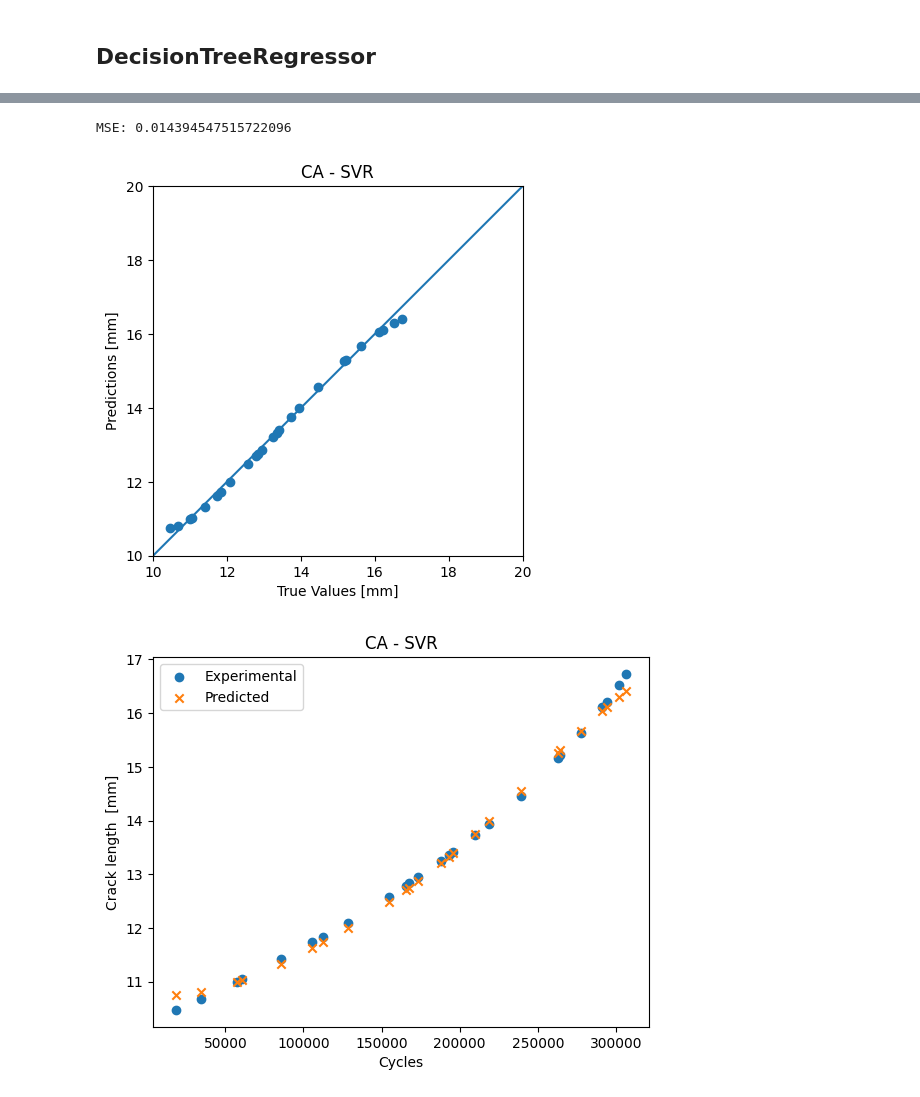
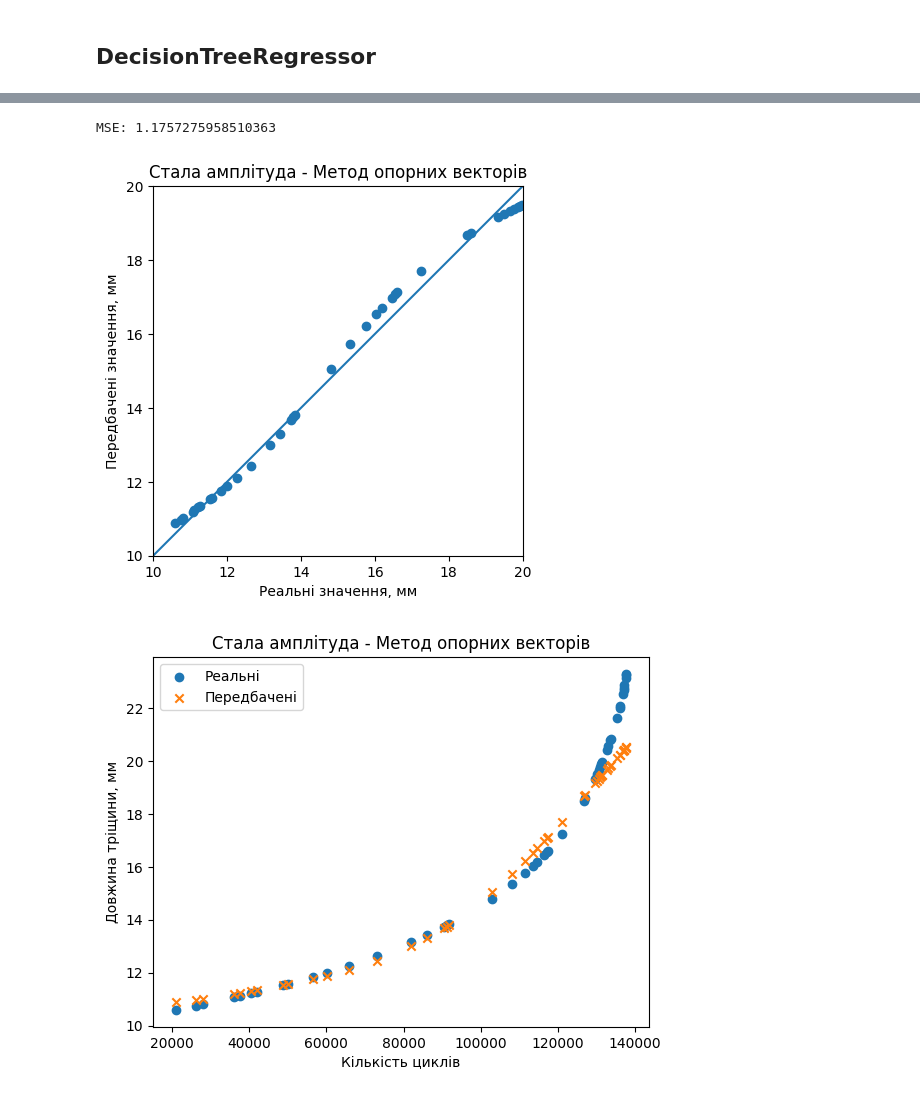
Before and after one commit to TNTU-124-System-analysis-research/qste340tm-modeling-of-fatigue-failure-after-single-overload, a Jupyter notebook: CA_approximation.ipynb, the cells around one changed output, grey strips where cells are left out. Saved outputs shown, nothing was run; the diff lists cells and outputs as text; code cells hidden in the pictures.

Commit message:
Edit description and legend for graphs

```diff
--- a/CA_approximation.ipynb
+++ b/CA_approximation.ipynb
@@ -184,7 +184,7 @@ DATA_0_1 = CA_data[(CA_data['R'] == 0.1)]
 DATA_0_3 = CA_data[(CA_data['R'] == 0.3)]
 DATA_0_7 = CA_data[(CA_data['R'] == 0.7)]
 
-data = DATA_0_7
+data = DATA_0_1
 X = data.drop('crack length', axis=1).values
 y = data['crack length'].values
 
@@ -282,42 +282,42 @@ MSE: 0.0027651787999999986
 # %%
 # Predict crack length vs. the number of cycles for CA using Support Vector Machine
 
 # Train the model
 CA_SVR = svm.SVR()
 
 X_train, X_test, y_train, y_test = train_test_split(X, y, test_size=0.2,
 random_state=42)
 
 
 CA_SVR.fit(X_train, y_train)
 
 # Predict and evaluate performance on test data
 y_pred = CA_SVR.predict(X_test)
 mse1 = mean_squared_error(y_test, y_pred)
 print(f'MSE: {mse1}')
 
 a = plt.axes(aspect='equal')
 plt.scatter(y_test, y_pred)
-plt.xlabel('True Values [mm]')
-plt.ylabel('Predictions [mm]')
+plt.xlabel('Реальні значення, мм')
+plt.ylabel('Передбачені значення, мм')
 lims = [10, 20]
 plt.xlim(lims)
 plt.ylim(lims)
 _ = plt.plot(lims, lims)
-plt.title('CA - SVR')
+plt.title('Стала амплітуда - Метод опорних векторів')
 plt.show()
 
-plt.scatter(np.array(X_test)[:,0], y_test, label='Experimental', marker='o')
-plt.scatter(np.array(X_test)[:,0], y_pred, label='Predicted', marker='x')
-plt.ylabel('Crack length  [mm]')
-plt.xlabel("Cycles")
-plt.title('CA - SVR')
+plt.scatter(np.array(X_test)[:,0], y_test, label='Реальні', marker='o')
+plt.scatter(np.array(X_test)[:,0], y_pred, label='Передбачені', marker='x')
+plt.ylabel('Довжина тріщини, мм')
+plt.xlabel("Кількість циклів")
+plt.title('Стала амплітуда - Метод опорних векторів')
 plt.legend()
 plt.show()
 # %% [output]
-MSE: 0.014394547515722096
+MSE: 1.1757275958510363
-[figure, old version]
+[figure, new version]
-[figure, old version]
+[figure, new version]
 # %%
 CA_gradient_boosting = GradientBoostingRegressor(n_estimators=10000)
 
```
Also changed, not shown: parts of 4 cells of this notebook.
